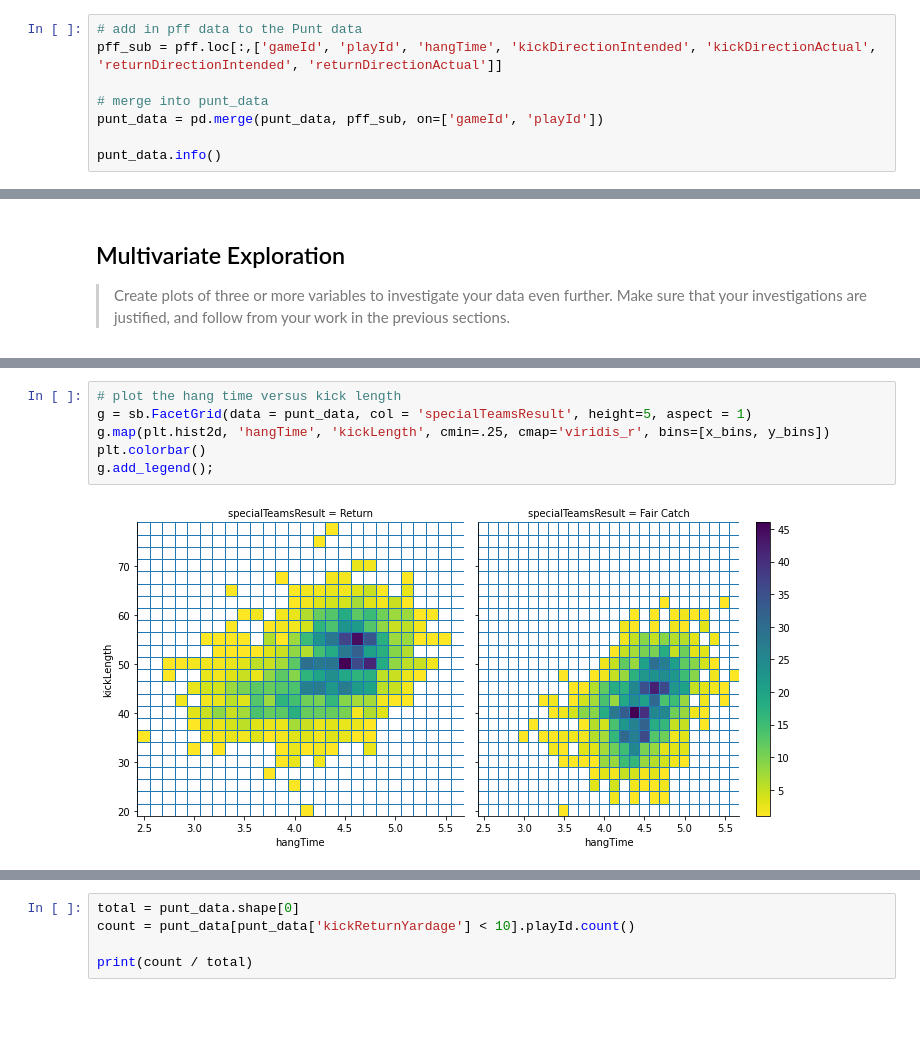
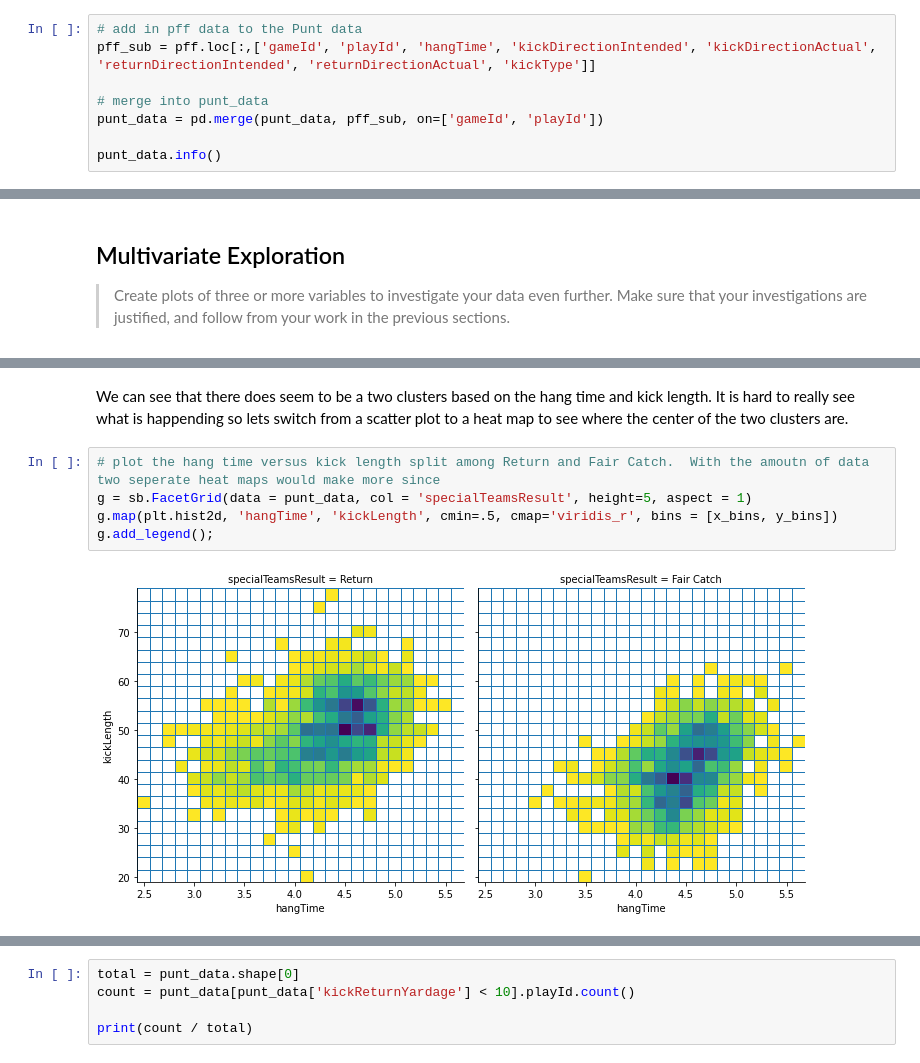
Before and after one commit to dkrejcarek/punt_analysis, a Jupyter notebook: Part_I_exploration_template.ipynb, the cells around one changed output, grey strips where cells are left out. Saved outputs shown, nothing was run; the diff lists cells and outputs as text; blank space fills up the shorter version.

Commit message:
Add multivariante graph

```diff
--- a/Part_I_exploration_template.ipynb
+++ b/Part_I_exploration_template.ipynb
@@ -576,7 +576,7 @@ punt_data.sample(1)
 1 rows × 29 columns
 # %%
 # add in pff data to the Punt data
-pff_sub = pff.loc[:,['gameId', 'playId', 'hangTime', 'kickDirectionIntended', 'kickDirectionActual', 'returnDirectionIntended', 'returnDirectionActual']]
+pff_sub = pff.loc[:,['gameId', 'playId', 'hangTime', 'kickDirectionIntended', 'kickDirectionActual', 'returnDirectionIntended', 'returnDirectionActual', 'kickType']]
 
 # merge into punt_data
 punt_data = pd.merge(punt_data, pff_sub, on=['gameId', 'playId'])
@@ -690,11 +727,12 @@ your work in the previous sections.
+# %% [markdown]
+We can see that there does seem to be a two clusters based on the hang time and kick length.  It is hard to really see what is happending so lets switch from a scatter plot to a heat map to see where the center of the two clusters are.
 # %%
-# plot the hang time versus kick length
+# plot the hang time versus kick length split among Return and Fair Catch.  With the amoutn of data two seperate heat maps would make more since
 g = sb.FacetGrid(data = punt_data, col = 'specialTeamsResult', height=5, aspect = 1)
-g.map(plt.hist2d, 'hangTime', 'kickLength', cmin=.25, cmap='viridis_r', bins=[x_bins, y_bins])
-plt.colorbar()
+g.map(plt.hist2d, 'hangTime', 'kickLength', cmin=.5, cmap='viridis_r', bins = [x_bins, y_bins])
 g.add_legend();
 # %% [output]
-[figure, old version]
+[figure, new version]
 # %% [markdown]
 Splitting the data into the results of Return or Fair catch we can see that although the Hang time of the kicks for both Return and Fair Catches was about 4.5 sec the Fair catch could might be slightly.  The kick length shows a different story.  Although the hang time is similar we can see that the kick length changes, with a hang time of arounf 4.5 second and a about 50 yard to 55 yard, has a higher chance to be returned.  While a kick length of 40 to 45 yards has a higher chance of being downed as a fair catch.  If the goal would be to not have a return then the recommendation would be for punter to shoot for a high short kick.  This makes sense because this gives the gunners the best oppurtunity to get into position to force a Fair Catch call.
 
```
Also changed, not shown: parts of 13 cells of this notebook.
